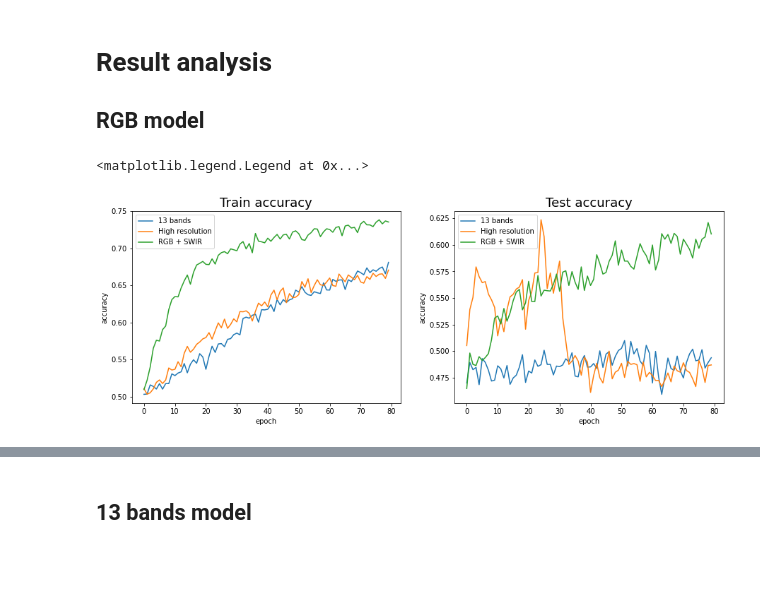
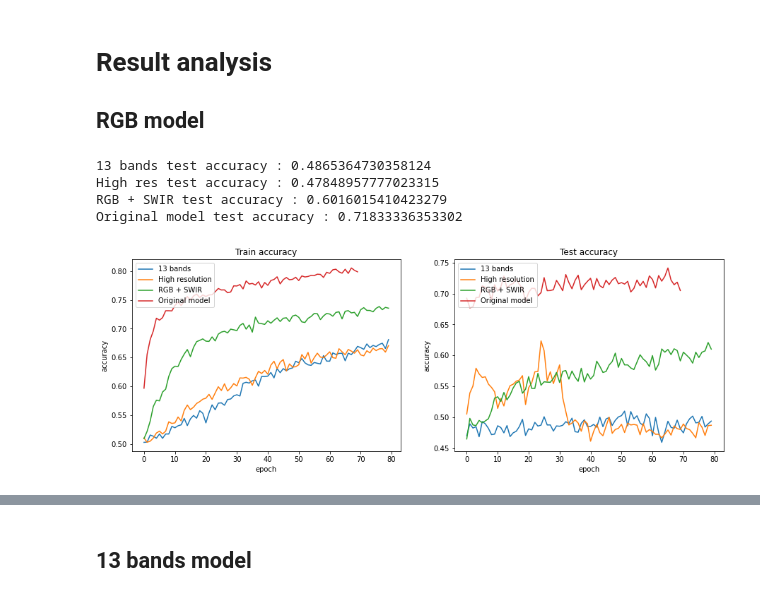
Before and after one commit to RomainCapo/IADeforestation, a Jupyter notebook: BandVariation.ipynb, the cells around one changed output, grey strips where cells are left out. Cells and saved outputs as stored; diff of their text form; code cells hidden in the pictures; blank space fills up the shorter version.

```diff
--- a/BandVariation.ipynb
+++ b/BandVariation.ipynb
@@ -241,24 +241,34 @@ history_highres_bands = np.load(os.path.join(SAVED_MODELS_PATH, 'Coffee','band_v
 # %%
 fig, axes = plt.subplots(1,2, figsize=(15,5))
 # summarize history for accuracy
 axes[0].plot(history_13bands['accuracy'])
 axes[0].plot(history_highres_bands['accuracy'])
 axes[0].plot(history_rgb_swir_bands['accuracy'])
-axes[0].set_title('Train accuracy', fontsize=18)
+axes[0].plot(history_transfer_learning['accuracy'])
+axes[0].set_title('Train accuracy')
 axes[0].set_ylabel('accuracy')
 axes[0].set_xlabel('epoch')
-axes[0].legend(['13 bands', 'High resolution', 'RGB + SWIR'], loc='upper left')
+axes[0].legend(['13 bands', 'High resolution', 'RGB + SWIR','Original model'], loc='upper left')
 
 axes[1].plot(history_13bands['val_accuracy'])
 axes[1].plot(history_highres_bands['val_accuracy'])
 axes[1].plot(history_rgb_swir_bands['val_accuracy'])
-axes[1].set_title('Test accuracy', fontsize=18)
+axes[1].plot(history_transfer_learning['val_accuracy'])
+axes[1].set_title('Test accuracy')
 axes[1].set_ylabel('accuracy')
 axes[1].set_xlabel('epoch')
-axes[1].legend(['13 bands', 'High resolution', 'RGB + SWIR'], loc='upper left')
+axes[1].legend(['13 bands', 'High resolution', 'RGB + SWIR', 'Original model'], loc='upper left')
+
+print(f"13 bands test accuracy : {statistics.mean(history_13bands['val_accuracy'][-20:])}")
+print(f"High res test accuracy : {statistics.mean(history_highres_bands['val_accuracy'][-20:])}")
+print(f"RGB + SWIR test accuracy : {statistics.mean(history_rgb_swir_bands['val_accuracy'][-20:])}")
+print(f"Original model test accuracy : {statistics.mean(history_transfer_learning['val_accuracy'][-20:])}")
 # %% [output]
-<matplotlib.legend.Legend at 0x...>
+13 bands test accuracy : 0.4865364730358124
+High res test accuracy : 0.47848957777023315
+RGB + SWIR test accuracy : 0.6016015410423279
+Original model test accuracy : 0.71833336353302
-[figure, old version]
+[figure, new version]
 # %%
 fig, axes = plt.subplots(1,2, figsize=(15,5))
 # summarize history for accuracy
```
Also changed, not shown: parts of 10 cells of this notebook, 10 other files.
